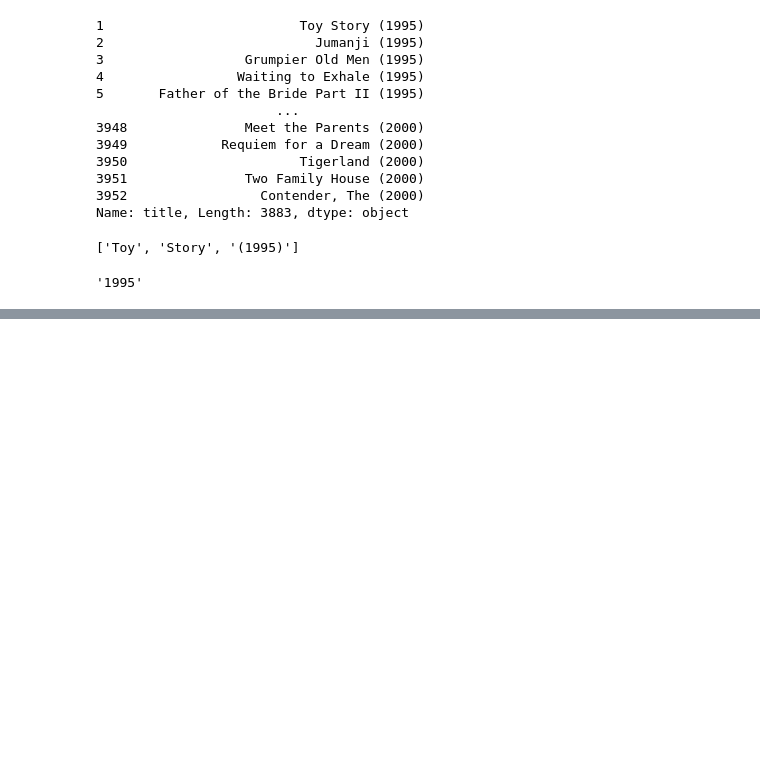
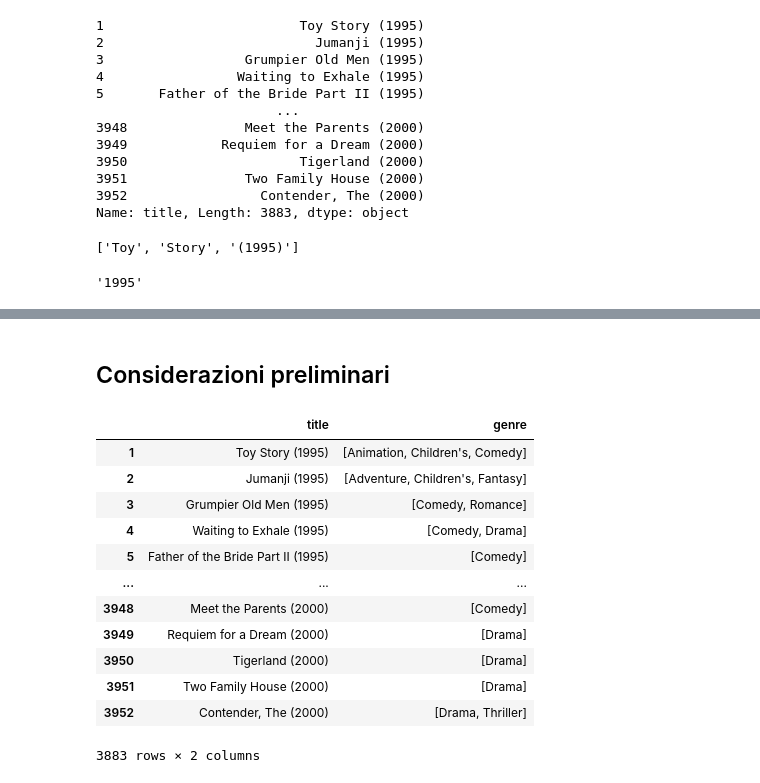
Before and after one commit to RCutrino/MLPNS_RCutrino, a Jupyter notebook: MLPNS23_bootcamp.ipynb, the cells around one changed output, grey strips where cells are left out. Drawn from its saved outputs; the diff is of its cells as text; code cells hidden in the pictures; blank space fills up the shorter version.

```diff
--- a/MLPNS23_bootcamp.ipynb
+++ b/MLPNS23_bootcamp.ipynb
@@ -555,0 +521,33 @@ estrarre i nomi dei generi e contare quanti film ci sono per ogni genere
+# %% [markdown]
+## Considerazioni preliminari
+# %%
+import pandas as pd
+#richiamo le funzioni pandas
+
+url1 = "https://raw.githubusercontent.com/fedhere/UInotebooks/master/dataWrangling/movies.dat"
+#attribuisco alla variabile url1 il mio url
+
+columnnames = ["title","genre"]
+movies = pd.read_csv(url1, sep = "::", index_col = 0, header = None, names = columnnames)
+#titolo le colonne e attribuisco alla variabile movies la tabella presente in url1
+
+def get_genre(mgenre):
+  """funzione che mi splitta la colonna dei generi in più colonne dei generi"""
+  return (mgenre.split("|"))
+
+movies["genre"] = movies["genre"].map(get_genre)
+movies
+# %% [output]
+|  | title | genre |
+| 1 | Toy Story (1995) | [Animation, Children's, Comedy] |
+| 2 | Jumanji (1995) | [Adventure, Children's, Fantasy] |
+| 3 | Grumpier Old Men (1995) | [Comedy, Romance] |
+| 4 | Waiting to Exhale (1995) | [Comedy, Drama] |
+| 5 | Father of the Bride Part II (1995) | [Comedy] |
+| ... | ... | ... |
+| 3948 | Meet the Parents (2000) | [Comedy] |
+| 3949 | Requiem for a Dream (2000) | [Drama] |
+| 3950 | Tigerland (2000) | [Drama] |
+| 3951 | Two Family House (2000) | [Drama] |
+| 3952 | Contender, The (2000) | [Drama, Thriller] |
+3883 rows × 2 columns
```
Also changed, not shown: parts of 10 cells of this notebook.
